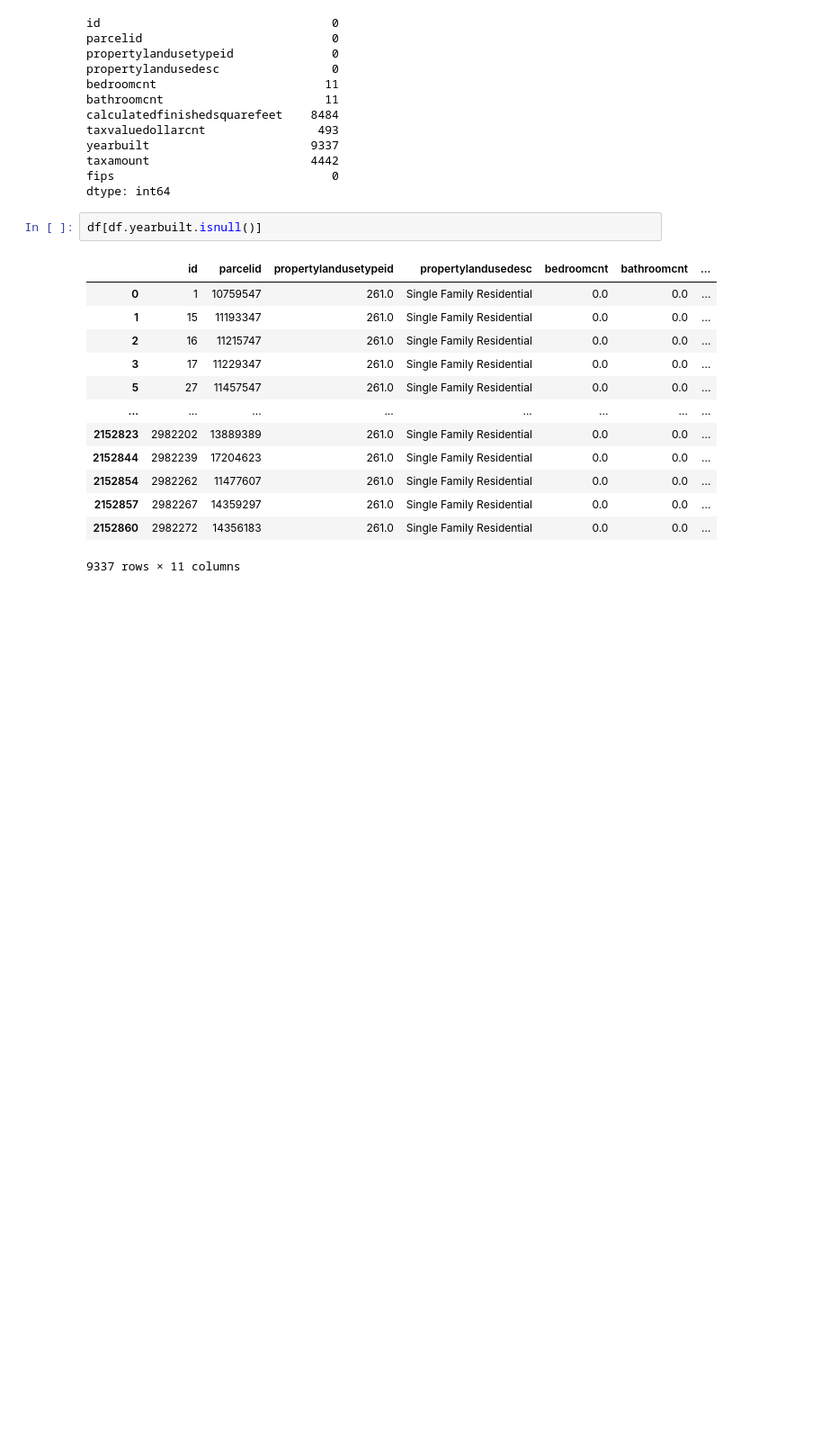
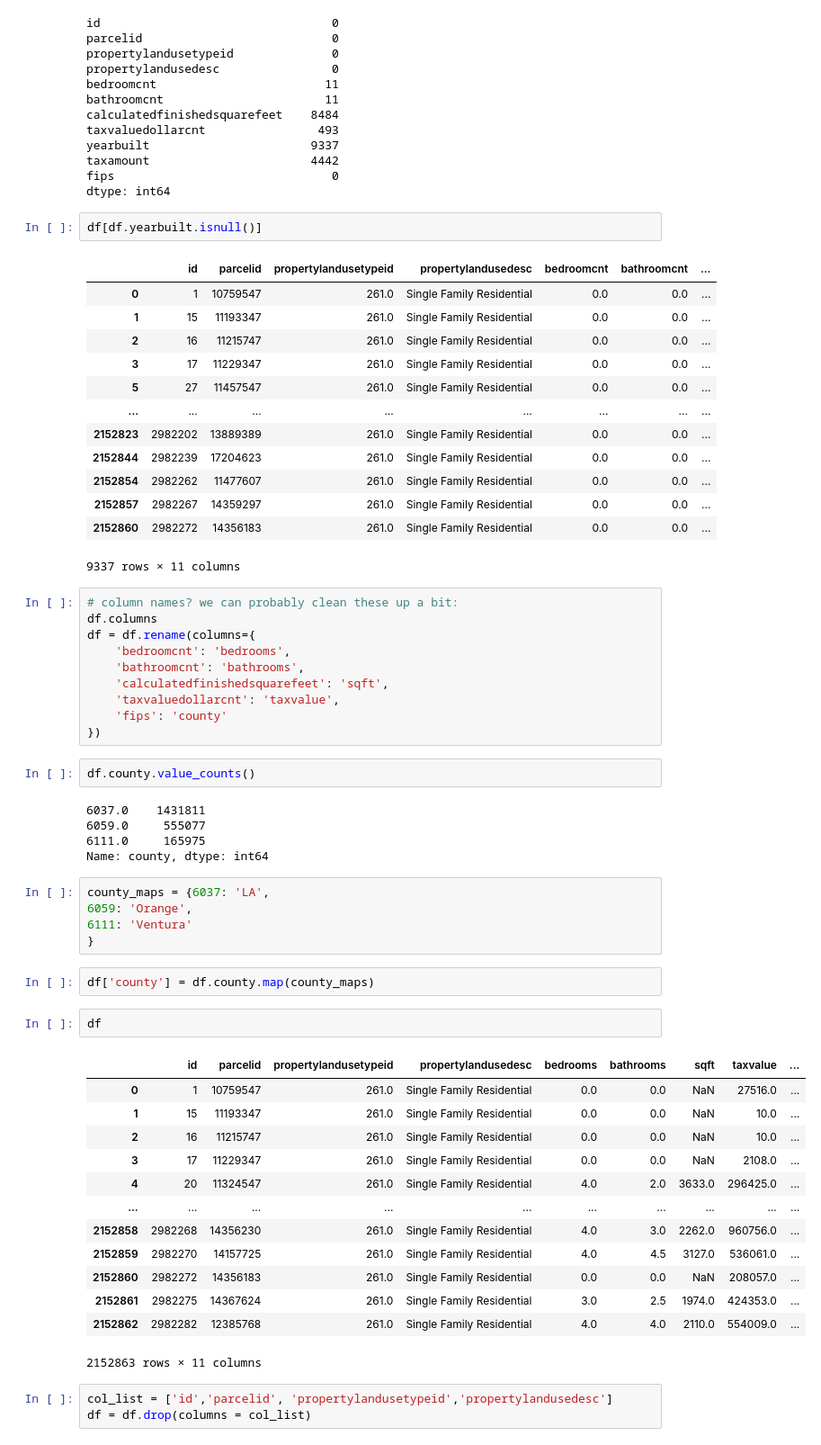
Before and after one commit to NikkideVries/regression-exercises, a Jupyter notebook: wrangle.ipynb, the cells around one changed output. Shown: that part at 90% size. Cells and saved outputs as stored; diff of their text form; blank space fills up the shorter version.

```diff
--- a/wrangle.ipynb
+++ b/wrangle.ipynb
@@ -221,3 +221,46 @@ df[df.yearbuilt.isnull()]
 | 2152857 | 2982267 | 14359297 | 261.0 | Single Family Residential | 0.0 | 0.0 | ... |
 | 2152860 | 2982272 | 14356183 | 261.0 | Single Family Residential | 0.0 | 0.0 | ... |
 9337 rows × 11 columns
+# %%
+# column names? we can probably clean these up a bit:
+df.columns
+df = df.rename(columns={
+    'bedroomcnt': 'bedrooms',
+    'bathroomcnt': 'bathrooms',
+    'calculatedfinishedsquarefeet': 'sqft',
+    'taxvaluedollarcnt': 'taxvalue',
+    'fips': 'county'
+})
+# %%
+df.county.value_counts()
+# %% [output]
+6037.0    1431811
+6059.0     555077
+6111.0     165975
+Name: county, dtype: int64
+# %%
+county_maps = {6037: 'LA',
+6059: 'Orange',
+6111: 'Ventura'
+}
+# %%
+df['county'] = df.county.map(county_maps)
+# %%
+df
+# %% [output]
+|  | id | parcelid | propertylandusetypeid | propertylandusedesc | bedrooms | bathrooms | sqft | taxvalue | ... |
+| 0 | 1 | 10759547 | 261.0 | Single Family Residential | 0.0 | 0.0 | NaN | 27516.0 | ... |
+| 1 | 15 | 11193347 | 261.0 | Single Family Residential | 0.0 | 0.0 | NaN | 10.0 | ... |
+| 2 | 16 | 11215747 | 261.0 | Single Family Residential | 0.0 | 0.0 | NaN | 10.0 | ... |
+| 3 | 17 | 11229347 | 261.0 | Single Family Residential | 0.0 | 0.0 | NaN | 2108.0 | ... |
+| 4 | 20 | 11324547 | 261.0 | Single Family Residential | 4.0 | 2.0 | 3633.0 | 296425.0 | ... |
+| ... | ... | ... | ... | ... | ... | ... | ... | ... | ... |
+| 2152858 | 2982268 | 14356230 | 261.0 | Single Family Residential | 4.0 | 3.0 | 2262.0 | 960756.0 | ... |
+| 2152859 | 2982270 | 14157725 | 261.0 | Single Family Residential | 4.0 | 4.5 | 3127.0 | 536061.0 | ... |
+| 2152860 | 2982272 | 14356183 | 261.0 | Single Family Residential | 0.0 | 0.0 | NaN | 208057.0 | ... |
+| 2152861 | 2982275 | 14367624 | 261.0 | Single Family Residential | 3.0 | 2.5 | 1974.0 | 424353.0 | ... |
+| 2152862 | 2982282 | 12385768 | 261.0 | Single Family Residential | 4.0 | 4.0 | 2110.0 | 554009.0 | ... |
+2152863 rows × 11 columns
+# %%
+col_list = ['id','parcelid', 'propertylandusetypeid','propertylandusedesc']
+df = df.drop(columns = col_list)
```
Also changed, not shown: parts of 8 cells of this notebook.
